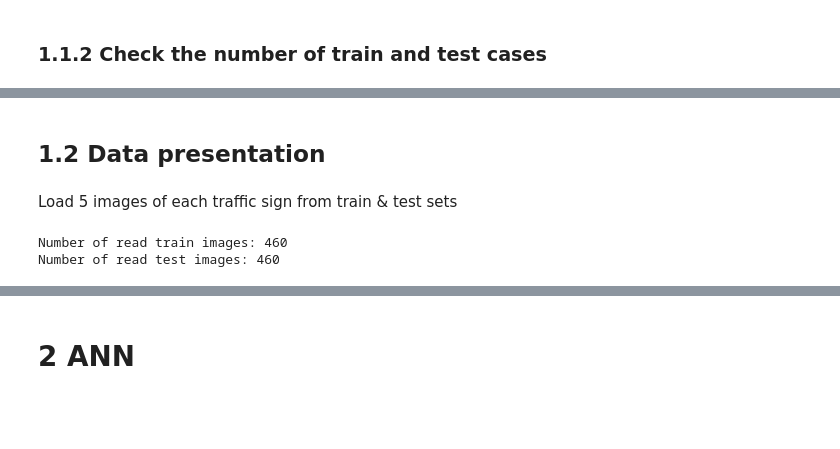
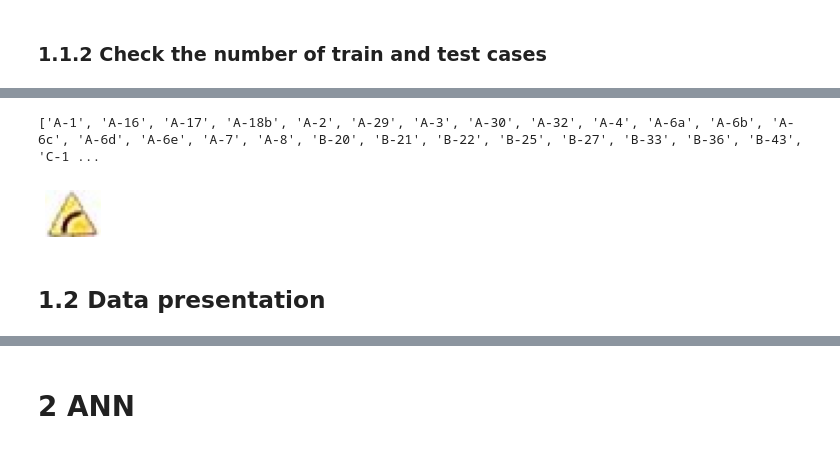
Before and after one commit to MarcinKozak005/Polish-Traffic-Signs-Recognition, a Jupyter notebook: PolishTrafficSignsRecognition.ipynb, the cells around one changed output, grey strips where cells are left out. Saved outputs shown, nothing was run; the diff lists cells and outputs as text; code cells hidden in the pictures; blank space fills up the shorter version.

```diff
--- a/PolishTrafficSignsRecognition.ipynb
+++ b/PolishTrafficSignsRecognition.ipynb
@@ -49,0 +62,37 @@ As we see, the numbers of images of each traffic sign highly differ between them
+# %%
+count_sign_list = list(zip(train_signs_counts, train_signs_names))
+train_names = [i[1] for i in count_sign_list if i[0] >= 100]
+print(train_names)
+# %% [output]
+['A-1', 'A-16', 'A-17', 'A-18b', 'A-2', 'A-29', 'A-3', 'A-30', 'A-32', 'A-4', 'A-6a', 'A-6b', 'A-6c', 'A-6d', 'A-6e', 'A-7', 'A-8', 'B-20', 'B-21', 'B-22', 'B-25', 'B-27', 'B-33', 'B-36', 'B-43', 'C-1 ...
+# %%
+train_names_paths = []
+for i in train_names:
+  train_names_paths.append('/content/drive/MyDrive/PolishTrafficSignsRecognition/train/'+i)
+# %%
+# Loading signs
+signs = []
+number = 1
+
+for dir in train_names_paths:
+  i = 0
+  for sign_image_name in os.listdir(os.path.join(dir)):
+      sign_image = mpimg.imread(os.path.join(dir, sign_image_name))
+      signs.append((sign_image,dir[59:]))
+      i += 1
+      if i == number:
+        break
+# %%
+signs_images = [i[0] for i in signs]
+signs_names = [i[1] for i in signs]
+# %%
+signs_images_np = np.array(signs_images)
+# %%
+plt.rcParams['figure.figsize'] = (5, 5)
+
+fig = plt.figure(figsize=(1, 1))
+plt.axis('off')
+plt.imshow(signs_images_np[0])
+plt.show()
+# %% [output]
+[figure, added]
@@ -50,29 +115,2 @@ As we see, the numbers of images of each traffic sign highly differ between them
 # %% [markdown]
 ## 1.2 Data presentation
-# %% [markdown]
-Load 5 images of each traffic sign from train & test sets
-# %%
-import matplotlib.image as mpimg
-import random
-
-def read_signs_images(dir, number):
-  images = []
-  for signs_dir in os.listdir(dir):
-    i = 0
-    for sign_image_name in os.listdir(os.path.join(dir, signs_dir)):
-      sign_image = mpimg.imread(os.path.join(dir, signs_dir, sign_image_name))
-      images.append((sign_image,signs_dir))
-      i += 1
-      if i == number:
-        break
-  return images
-
-train_images = read_signs_images(DATA_PATH + 'train',5)
-test_images = read_signs_images(DATA_PATH + 'test',5)
-random.shuffle(train_images)
-random.shuffle(test_images)
-print(f'Number of read train images: {len(train_images)}')
-print(f'Number of read test images: {len(test_images)}')
-# %% [output]
-Number of read train images: 460
-Number of read test images: 460
```
Also changed, not shown: parts of 20 cells of this notebook, 2 other files.
